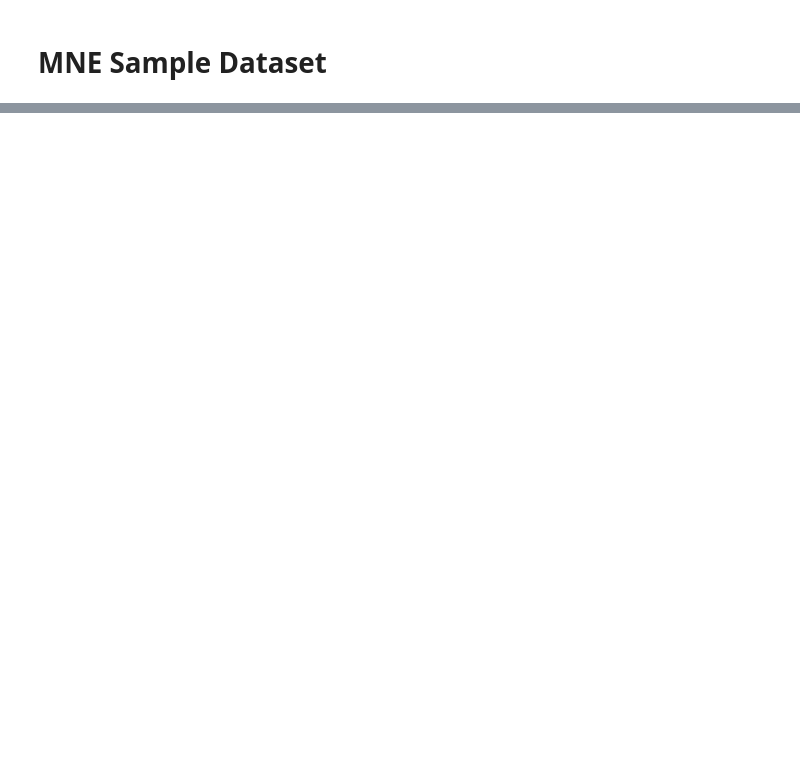
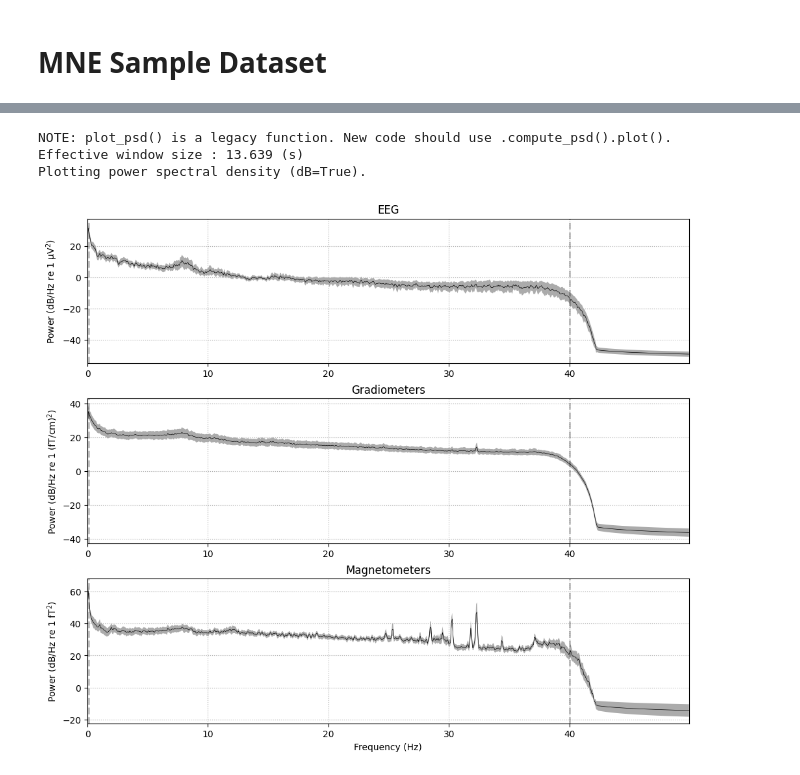
Before and after one commit to Arashi20/EEG-Exploration, a Jupyter notebook: notebooks/data_exploration.ipynb, the cells around one changed output, grey strips where cells are left out. Saved outputs shown, nothing was run; the diff lists cells and outputs as text; code cells hidden in the pictures; blank space fills up the shorter version.

```diff
--- a/notebooks/data_exploration.ipynb
+++ b/notebooks/data_exploration.ipynb
@@ -13,0 +93,9 @@ ModuleNotFoundError: No module named 'mne'
+# %%
+# Power spectral density - see frequency content
+raw.plot_psd(fmax=50, average=True)
+plt.show()
+# %% [output]
+NOTE: plot_psd() is a legacy function. New code should use .compute_psd().plot().
+Effective window size : 13.639 (s)
+Plotting power spectral density (dB=True).
+[figure, added]
```
Also changed, not shown: parts of 11 cells of this notebook, 5 other files.
